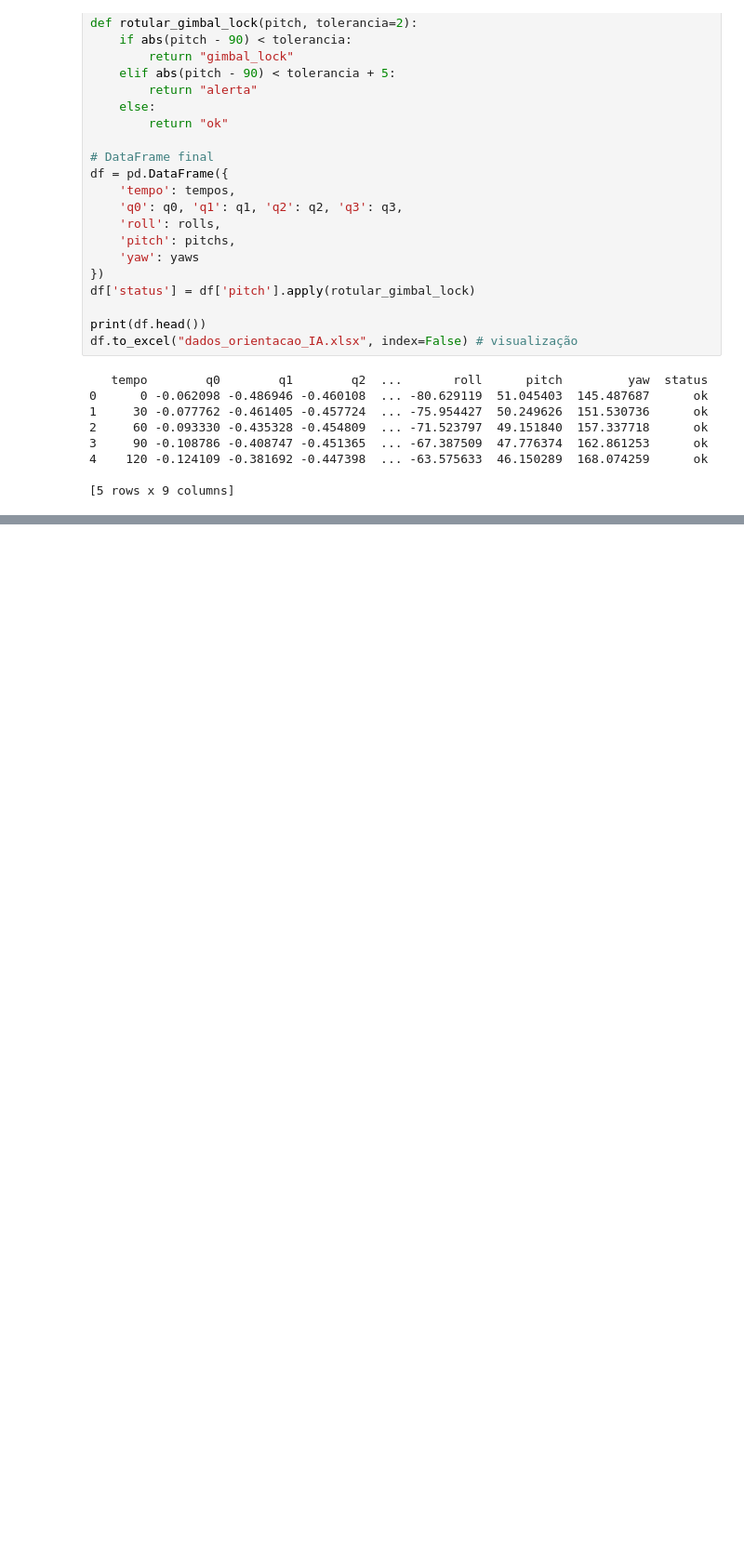
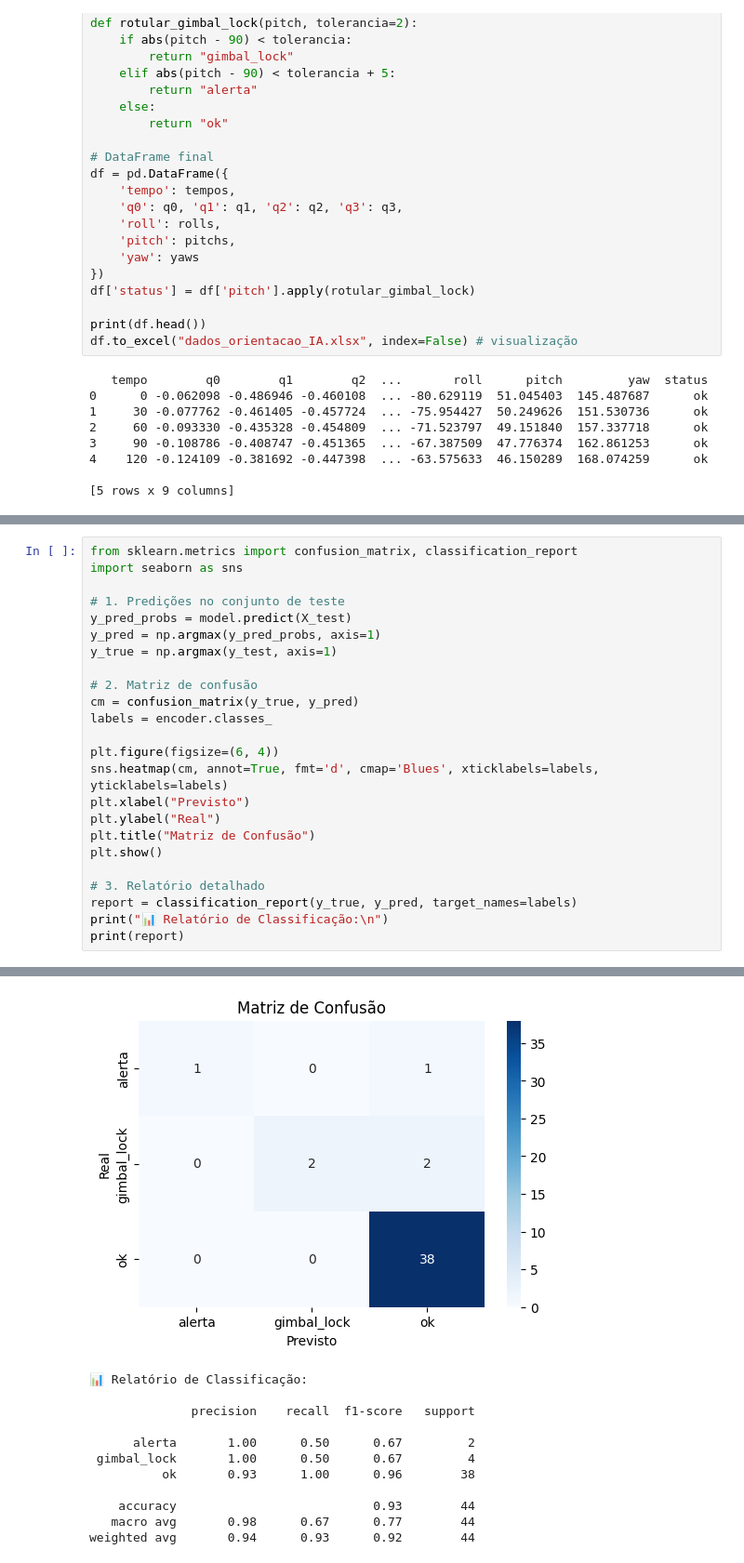
Before and after one commit to el-pitchula/GyroAI-SAT, a Jupyter notebook: notebooks/GimbalLock_IA_Classifier.ipynb, the cells around one changed output, grey strips where cells are left out. Shown at 93% size. Saved outputs shown, nothing was run; the diff lists cells and outputs as text; blank space fills up the shorter version.

```diff
--- a/notebooks/GimbalLock_IA_Classifier.ipynb
+++ b/notebooks/GimbalLock_IA_Classifier.ipynb
@@ -295,0 +296,25 @@ Amostra 5: Classe prevista = ok, Probabilidades = [0.00132503 0.00195178 0.99672
+# %%
+from sklearn.metrics import confusion_matrix, classification_report
+import seaborn as sns
+
+# 1. Predições no conjunto de teste
+y_pred_probs = model.predict(X_test)
+y_pred = np.argmax(y_pred_probs, axis=1)
+y_true = np.argmax(y_test, axis=1)
+
+# 2. Matriz de confusão
+cm = confusion_matrix(y_true, y_pred)
+labels = encoder.classes_
+
+plt.figure(figsize=(6, 4))
+sns.heatmap(cm, annot=True, fmt='d', cmap='Blues', xticklabels=labels, yticklabels=labels)
+plt.xlabel("Previsto")
+plt.ylabel("Real")
+plt.title("Matriz de Confusão")
+plt.show()
+
+# 3. Relatório detalhado
+report = classification_report(y_true, y_pred, target_names=labels)
+print("📊 Relatório de Classificação:\n")
+print(report)
+# %% [output]
@@ -295,0 +322,12 @@ Amostra 5: Classe prevista = ok, Probabilidades = [0.00132503 0.00195178 0.99672
+[figure, added]
+📊 Relatório de Classificação:
+
+              precision    recall  f1-score   support
+
+      alerta       1.00      0.50      0.67         2
+ gimbal_lock       1.00      0.50      0.67         4
+          ok       0.93      1.00      0.96        38
+
+    accuracy                           0.93        44
+   macro avg       0.98      0.67      0.77        44
+weighted avg       0.94      0.93      0.92        44
```
Also changed, not shown: parts of 2 cells of this notebook.
